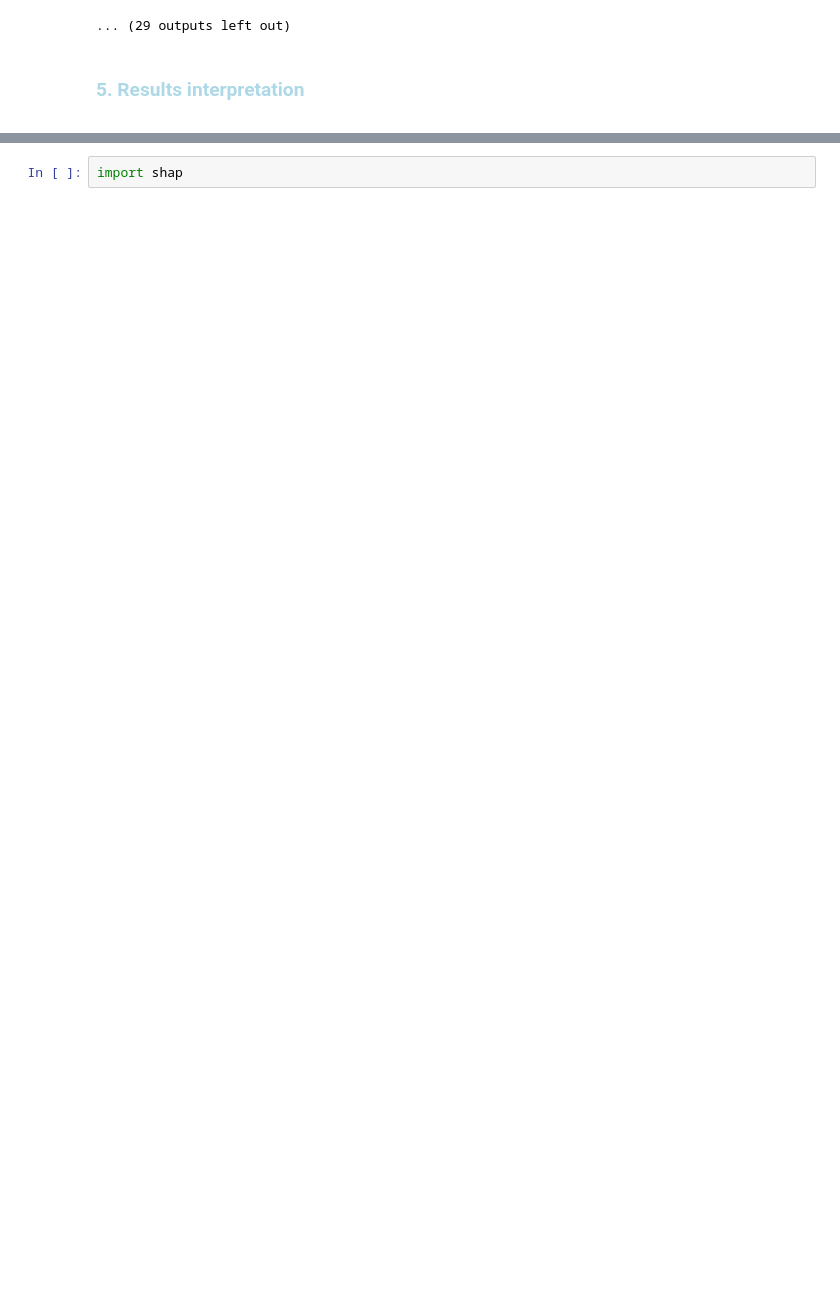
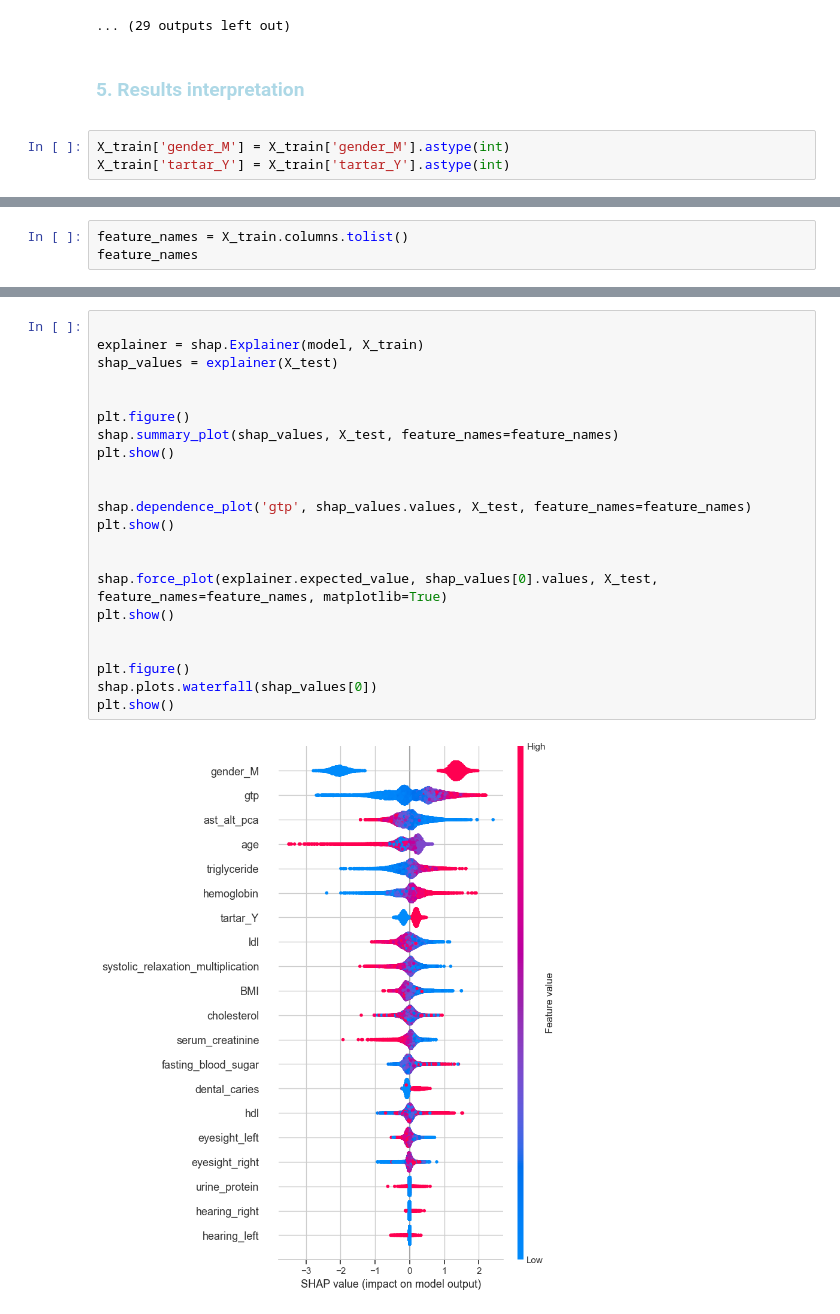
Before and after one commit to msnaspers/ml-pg2025, a Jupyter notebook: projekt_zaliczeniowy.ipynb, the cells around one changed output, grey strips where cells are left out. Cells and saved outputs as stored; diff of their text form; blank space fills up the shorter version.

```diff
--- a/projekt_zaliczeniowy.ipynb
+++ b/projekt_zaliczeniowy.ipynb
@@ -598,3 +598,6 @@ print("Best hyperparameters: {}".format(trial.params))
 
 ### 5. Results interpretation
 <span>
+# %%
+X_train['gender_M'] = X_train['gender_M'].astype(int)
+X_train['tartar_Y'] = X_train['tartar_Y'].astype(int)
@@ -600,0 +624,3 @@ print("Best hyperparameters: {}".format(trial.params))
+# %%
+feature_names = X_train.columns.tolist()
+feature_names
@@ -601,2 +648,24 @@ print("Best hyperparameters: {}".format(trial.params))
 # %%
-import shap
+
+explainer = shap.Explainer(model, X_train)
+shap_values = explainer(X_test)
+
+
+plt.figure()
+shap.summary_plot(shap_values, X_test, feature_names=feature_names)
+plt.show()
+
+
+shap.dependence_plot('gtp', shap_values.values, X_test, feature_names=feature_names)
+plt.show()
+
+
+shap.force_plot(explainer.expected_value, shap_values[0].values, X_test, feature_names=feature_names, matplotlib=True)
+plt.show()
+
+
+plt.figure()
+shap.plots.waterfall(shap_values[0])
+plt.show()
+# %% [output]
+[figure, added]
```
Also changed, not shown: parts of 16 cells of this notebook, 1 other file.
